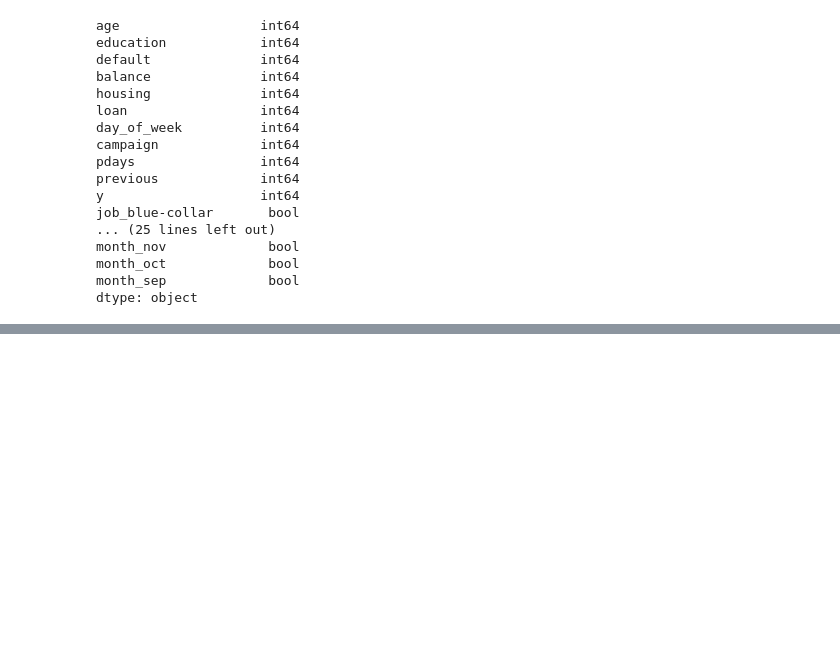
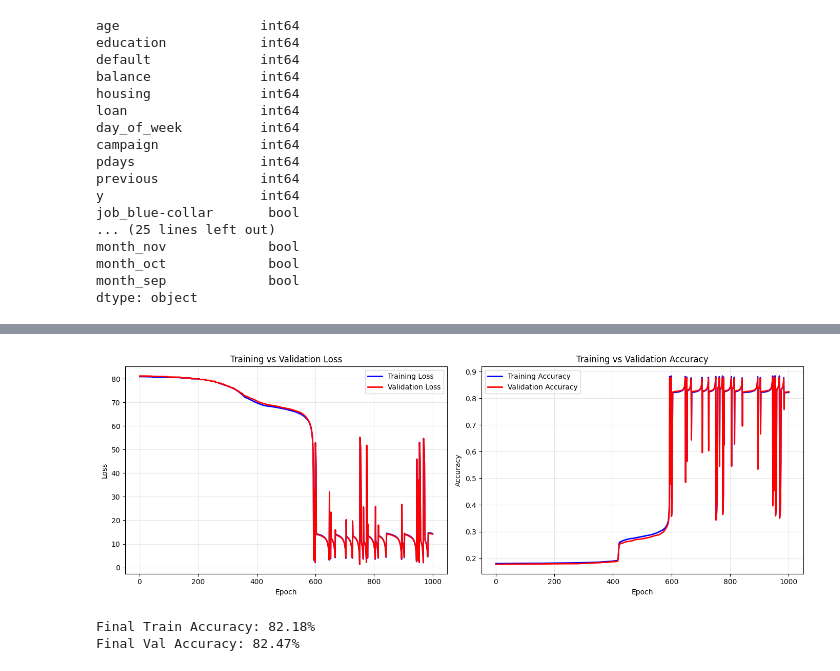
Before and after one commit to Orio77/perceptron, a Jupyter notebook: Perceptron.ipynb, the cells around one changed output, grey strips where cells are left out. Cells and saved outputs as stored; diff of their text form; code cells hidden in the pictures; blank space fills up the shorter version.

```diff
--- a/Perceptron.ipynb
+++ b/Perceptron.ipynb
@@ -200,0 +319,77 @@ Sample predictions: [0. 0. 0. 0. 0. 0. 0. 0. 0. 0.]
+# %%
+import torch.nn as nn
+import torch.optim as optim
+import torch
+
+model = nn.Sequential(nn.Linear(2, 1), nn.Sigmoid())
+optimizer = optim.SGD(model.parameters(), lr=0.001)
+x_train_tensor = torch.FloatTensor(x_train)
+y_train_tensor = torch.FloatTensor(y_train).unsqueeze(1)
+x_val_tensor = torch.FloatTensor(x_val)
+y_val_tensor = torch.FloatTensor(y_val).unsqueeze(1)
+loss_fn = nn.BCELoss()
+
+# Track metrics
+train_loss_track = []
+val_loss_track = []
+train_accuracy_track = []
+val_accuracy_track = []
+
+for epoch in range(1000):
+    # Forward pass
+    y_pred_train = model(x_train_tensor)
+    y_pred_val = model(x_val_tensor)
+
+    # Calculate loss
+    train_loss = loss_fn(y_pred_train, y_train_tensor)
+    val_loss = loss_fn(y_pred_val, y_val_tensor)
+
+    # Calculate accuracy
+    train_pred_class = torch.round(y_pred_train)
+    val_pred_class = torch.round(y_pred_val)
+    train_accuracy = (train_pred_class == y_train_tensor).float().mean()
+    val_accuracy = (val_pred_class == y_val_tensor).float().mean()
+
+    # Track metrics
+    train_loss_track.append(train_loss.item())
+    val_loss_track.append(val_loss.item())
+    train_accuracy_track.append(train_accuracy.item())
+    val_accuracy_track.append(val_accuracy.item())
+
+    # Backward pass
+    optimizer.zero_grad()
+    train_loss.backward()
+    optimizer.step()
+
+    if epoch % 100 == 0:
+        print(f"Epoch {epoch}: Train Loss = {train_loss.item():.4f}, Train Acc = {train_accuracy.item():.4f}")
+
+# Plot metrics
+fig, (ax1, ax2) = plt.subplots(1, 2, figsize=(14, 5))
+
+epochs = range(1, len(train_loss_track) + 1)
+
+# Loss plot
+ax1.plot(epochs, train_loss_track, 'b-', label='Training Loss', linewidth=2)
+ax1.plot(epochs, val_loss_track, 'r-', label='Validation Loss', linewidth=2)
+ax1.set_xlabel('Epoch')
+ax1.set_ylabel('Loss')
+ax1.set_title('Training vs Validation Loss')
+ax1.legend()
+ax1.grid(True, alpha=0.3)
+
+# Accuracy plot
+ax2.plot(epochs, train_accuracy_track, 'b-', label='Training Accuracy', linewidth=2)
+ax2.plot(epochs, val_accuracy_track, 'r-', label='Validation Accuracy', linewidth=2)
+ax2.set_xlabel('Epoch')
+ax2.set_ylabel('Accuracy')
+ax2.set_title('Training vs Validation Accuracy')
+ax2.legend()
+ax2.grid(True, alpha=0.3)
+
+plt.tight_layout()
+plt.show()
+
+print(f"\nFinal Train Accuracy: {train_accuracy_track[-1]*100:.2f}%")
+print(f"Final Val Accuracy: {val_accuracy_track[-1]*100:.2f}%")
+# %% [output]
@@ -200,0 +415,3 @@ Sample predictions: [0. 0. 0. 0. 0. 0. 0. 0. 0. 0.]
+[figure, added]
+Final Train Accuracy: 82.18%
+Final Val Accuracy: 82.47%
```
Also changed, not shown: parts of 6 cells of this notebook, 3 other files.
